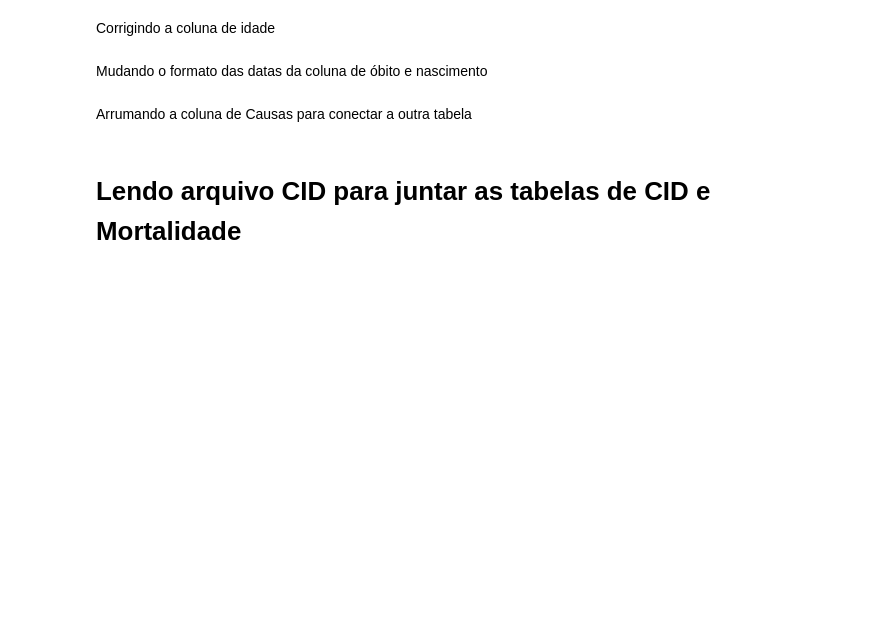
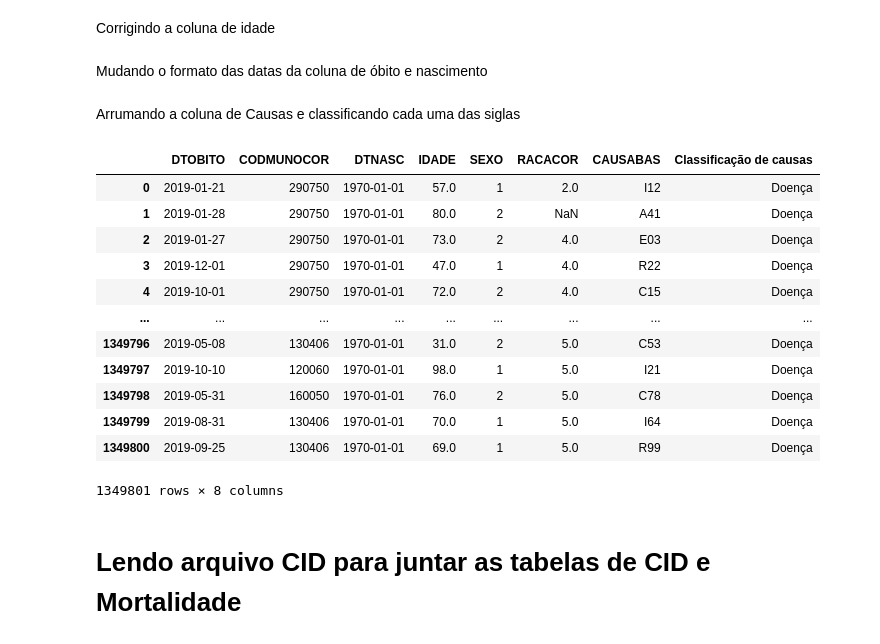
Before and after one commit to LYGuenka/Projeto-Final, a Jupyter notebook: Organização de dados.ipynb, the cells around one changed output. Cells and saved outputs as stored; diff of their text form; code cells hidden in the pictures; blank space fills up the shorter version.

Commit message:
Mortalidade_2019

```diff
--- a/Organização de dados.ipynb
+++ b/Organização de dados.ipynb
@@ -72,9 +121,36 @@ Mortalidade_2019['DTNASC'] = Mortalidade_2019['DTNASC'].fillna(0)
 Mortalidade_2019['DTNASC'] = pd.to_datetime(Mortalidade_2019['DTNASC']).dt.date        #transforma em data
 Mortalidade_2019['DTNASC'] = pd.to_datetime(Mortalidade_2019['DTNASC'])
 # %% [markdown]
-Arrumando a coluna de Causas para conectar a outra tabela
+Arrumando a coluna de Causas e classificando cada uma das siglas
 # %%
 Mortalidade_2019['CAUSABAS'] = Mortalidade_2019['CAUSABAS'].apply(lambda x: f'{x[0:3]}')
+# %%
+Mortalidade_2019['Classificação de causas'] = Mortalidade_2019['CAUSABAS']
+# %%
+Mortalidade_2019['Classificação de causas'] = Mortalidade_2019['Classificação de causas'].str.replace('[A-E].*', 'Doença')
+Mortalidade_2019['Classificação de causas'] = Mortalidade_2019['Classificação de causas'].str.replace('F.*', 'Transtornos Mentais')
+Mortalidade_2019['Classificação de causas'] = Mortalidade_2019['Classificação de causas'].str.replace('[G-N].*', 'Doença')
+Mortalidade_2019['Classificação de causas'] = Mortalidade_2019['Classificação de causas'].str.replace('[O-Q].*', 'problemas na gestão/Parto e malformações')
+Mortalidade_2019['Classificação de causas'] = Mortalidade_2019['Classificação de causas'].str.replace('R.*', 'Doença')
+Mortalidade_2019['Classificação de causas'] = Mortalidade_2019['Classificação de causas'].str.replace('[S-T].*', 'Consequências de causas externas (lesões/ traumatismos)')
+Mortalidade_2019['Classificação de causas'] = Mortalidade_2019['Classificação de causas'].str.replace('[U-Y].*', 'Causas externas de morbidade e de mortalidade (acidente/agressao)')
+Mortalidade_2019['Classificação de causas'] = Mortalidade_2019['Classificação de causas'].str.replace('Z.*', 'Doença')
+# %%
+Mortalidade_2019
+# %% [output]
+|  | DTOBITO | CODMUNOCOR | DTNASC | IDADE | SEXO | RACACOR | CAUSABAS | Classificação de causas |
+| 0 | 2019-01-21 | 290750 | 1970-01-01 | 57.0 | 1 | 2.0 | I12 | Doença |
+| 1 | 2019-01-28 | 290750 | 1970-01-01 | 80.0 | 2 | NaN | A41 | Doença |
+| 2 | 2019-01-27 | 290750 | 1970-01-01 | 73.0 | 2 | 4.0 | E03 | Doença |
+| 3 | 2019-12-01 | 290750 | 1970-01-01 | 47.0 | 1 | 4.0 | R22 | Doença |
+| 4 | 2019-10-01 | 290750 | 1970-01-01 | 72.0 | 2 | 4.0 | C15 | Doença |
+| ... | ... | ... | ... | ... | ... | ... | ... | ... |
+| 1349796 | 2019-05-08 | 130406 | 1970-01-01 | 31.0 | 2 | 5.0 | C53 | Doença |
+| 1349797 | 2019-10-10 | 120060 | 1970-01-01 | 98.0 | 1 | 5.0 | I21 | Doença |
+| 1349798 | 2019-05-31 | 160050 | 1970-01-01 | 76.0 | 2 | 5.0 | C78 | Doença |
+| 1349799 | 2019-08-31 | 130406 | 1970-01-01 | 70.0 | 1 | 5.0 | I64 | Doença |
+| 1349800 | 2019-09-25 | 130406 | 1970-01-01 | 69.0 | 1 | 5.0 | R99 | Doença |
+1349801 rows × 8 columns
 # %% [markdown]
 # Lendo arquivo CID para juntar as tabelas de CID e Mortalidade
 # %%
```
Also changed, not shown: parts of 6 cells of this notebook.
